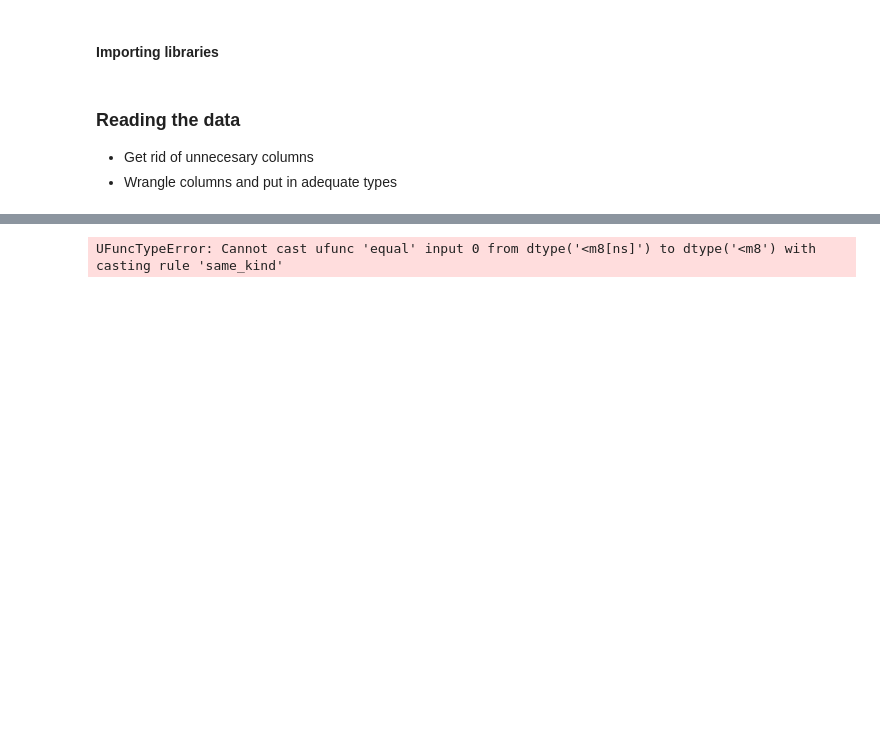
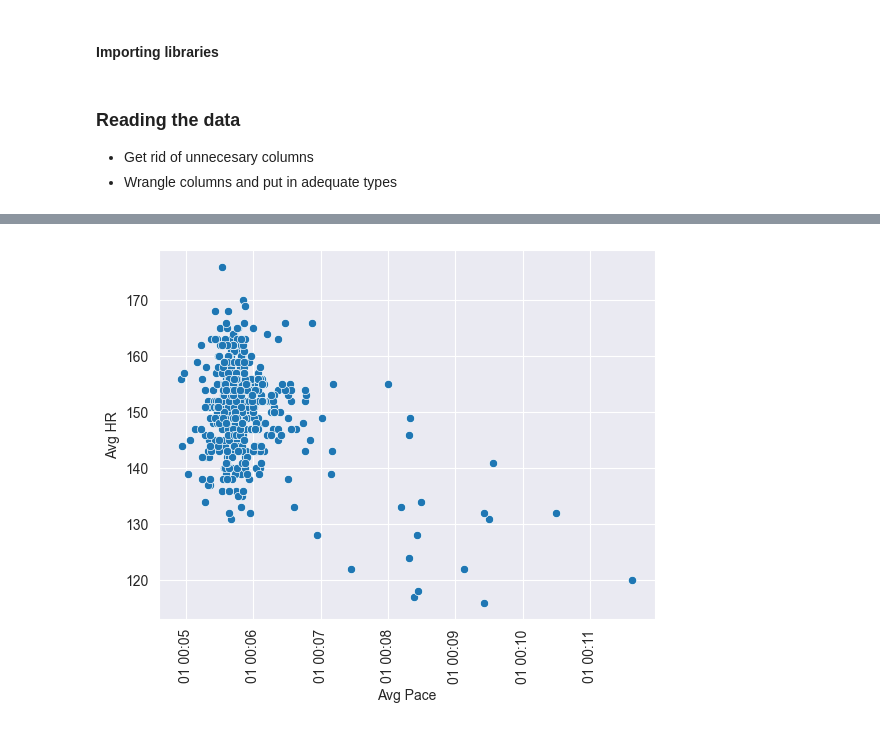
Before and after one commit to jsaraviadrago/Misc-Portfolio, a Jupyter notebook: 8. Running activity/Script_runs.ipynb, the cells around one changed output, grey strips where cells are left out. Saved outputs shown, nothing was run; the diff lists cells and outputs as text; code cells hidden in the pictures; blank space fills up the shorter version.

```diff
--- a/8. Running activity/Script_runs.ipynb
+++ b/8. Running activity/Script_runs.ipynb
@@ -92,10 +72,7 @@ sn.scatterplot(x="Avg Stride Length",
 # %%
-
-data_runs = data_runs[data_runs['Avg HR'] > 100]
-
 ax2 = sn.scatterplot(x="Avg Pace",
                     y="Avg HR",
                     data=data_runs)
 ax2.tick_params(axis='x', labelrotation=90)
 # %% [output]
-UFuncTypeError: Cannot cast ufunc 'equal' input 0 from dtype('<m8[ns]') to dtype('<m8') with casting rule 'same_kind'
+[figure, added]
```
Also changed, not shown: parts of 3 cells of this notebook.
